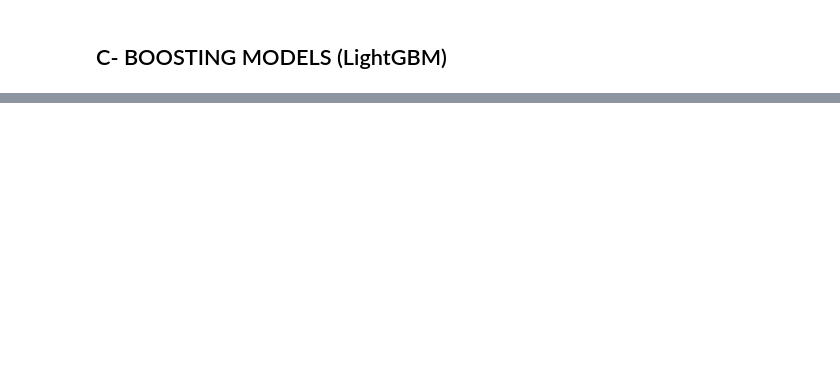
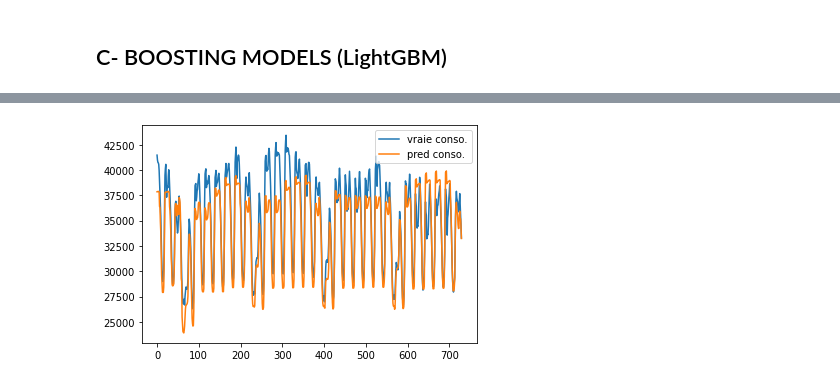
Before and after one commit to Ulrich777/EDSC-CHALLENGE-2021, a Jupyter notebook: Tutoriel.ipynb, the cells around one changed output, grey strips where cells are left out. Cells and saved outputs as stored; diff of their text form; code cells hidden in the pictures; blank space fills up the shorter version.

```diff
--- a/Tutoriel.ipynb
+++ b/Tutoriel.ipynb
@@ -124,0 +356,3 @@ df_te[["Date","Heure","Consommation"]].to_csv("./subs/ols.csv", index=False)
+# %%
+df_te["Lgbm"] = pred
+df_tr["Lgbm"] = oof
@@ -124,0 +363,19 @@ df_te[["Date","Heure","Consommation"]].to_csv("./subs/ols.csv", index=False)
+# %%
+X = df_tr[NUMCOLS + CATCOLS].values
+Xe = df_te[NUMCOLS + CATCOLS].values
+y = df_tr["Consommation"].values
+# %%
+oof = np.zeros(y.shape)
+pred = np.zeros((Xe.shape[0], ))
+
+print("="*50)
+for idx in range(NFOLDS):
+    tr_idx, val_idx = folds[idx]
+    reg = RandomForestRegressor(max_depth=15, n_estimators=50)#, criterion="mae"
+    reg.fit(X[tr_idx], y[tr_idx])
+    oof[val_idx] = reg.predict(X[val_idx])
+    pred += reg.predict(Xe) / NFOLDS
+    print(f"FOLD {idx +1} MAE:", mean_absolute_error(y[val_idx], oof[val_idx]))
+    print("="*50)
+#===============
+print("GLOBAL MAE:", mean_absolute_error(y, oof))
@@ -124,0 +395,7 @@ df_te[["Date","Heure","Consommation"]].to_csv("./subs/ols.csv", index=False)
+# %%
+plt.plot(y[-365*2:], label="vraie conso.")
+plt.plot(oof[-365*2:], label="pred conso.")
+plt.legend(loc="best")
+plt.show()
+# %% [output]
+[figure, added]
```
Also changed, not shown: parts of 24 cells of this notebook.
